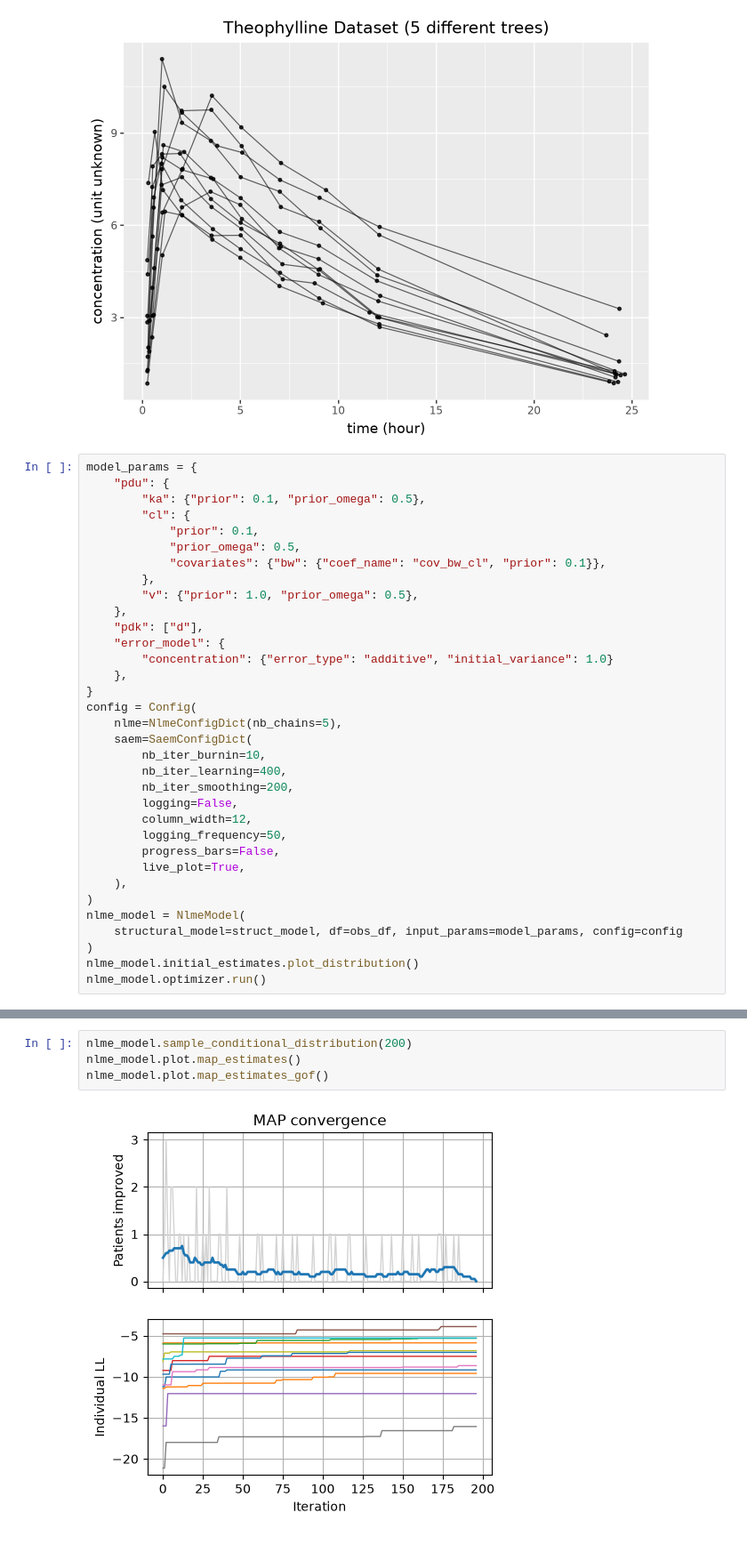
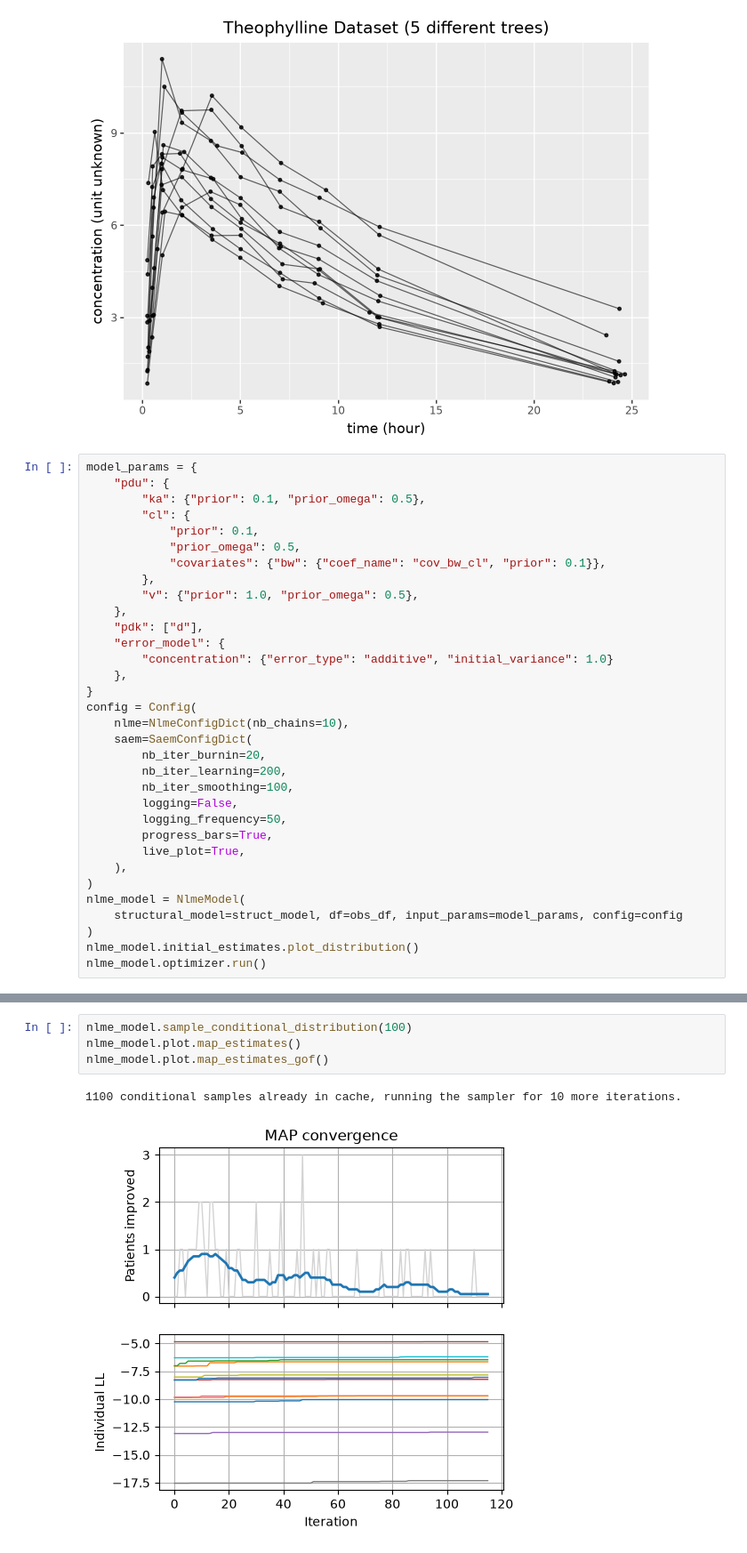
Before and after one commit to novainsilico/vpop-calibration, a Jupyter notebook: examples/benchmarks/theophylline.ipynb, the cells around one changed output, grey strips where cells are left out. Shown at 89% size. Saved outputs shown, nothing was run; the diff lists cells and outputs as text.

```diff
--- a/examples/benchmarks/theophylline.ipynb
+++ b/examples/benchmarks/theophylline.ipynb
@@ -86,15 +86,14 @@ model_params = {
     },
 }
 config = Config(
-    nlme=NlmeConfigDict(nb_chains=5),
+    nlme=NlmeConfigDict(nb_chains=10),
     saem=SaemConfigDict(
-        nb_iter_burnin=10,
-        nb_iter_learning=400,
-        nb_iter_smoothing=200,
+        nb_iter_burnin=20,
+        nb_iter_learning=200,
+        nb_iter_smoothing=100,
         logging=False,
-        column_width=12,
         logging_frequency=50,
-        progress_bars=False,
+        progress_bars=True,
         live_plot=True,
     ),
 )
@@ -120,6 +119,7 @@ nlme_model.plot.vpc()
 # %%
-nlme_model.sample_conditional_distribution(200)
+nlme_model.sample_conditional_distribution(100)
 nlme_model.plot.map_estimates()
 nlme_model.plot.map_estimates_gof()
 # %% [output]
+1100 conditional samples already in cache, running the sampler for 10 more iterations.
-[figure, old version]
+[figure, new version]
```
Also changed, not shown: parts of 8 cells of this notebook, 10 other files.
